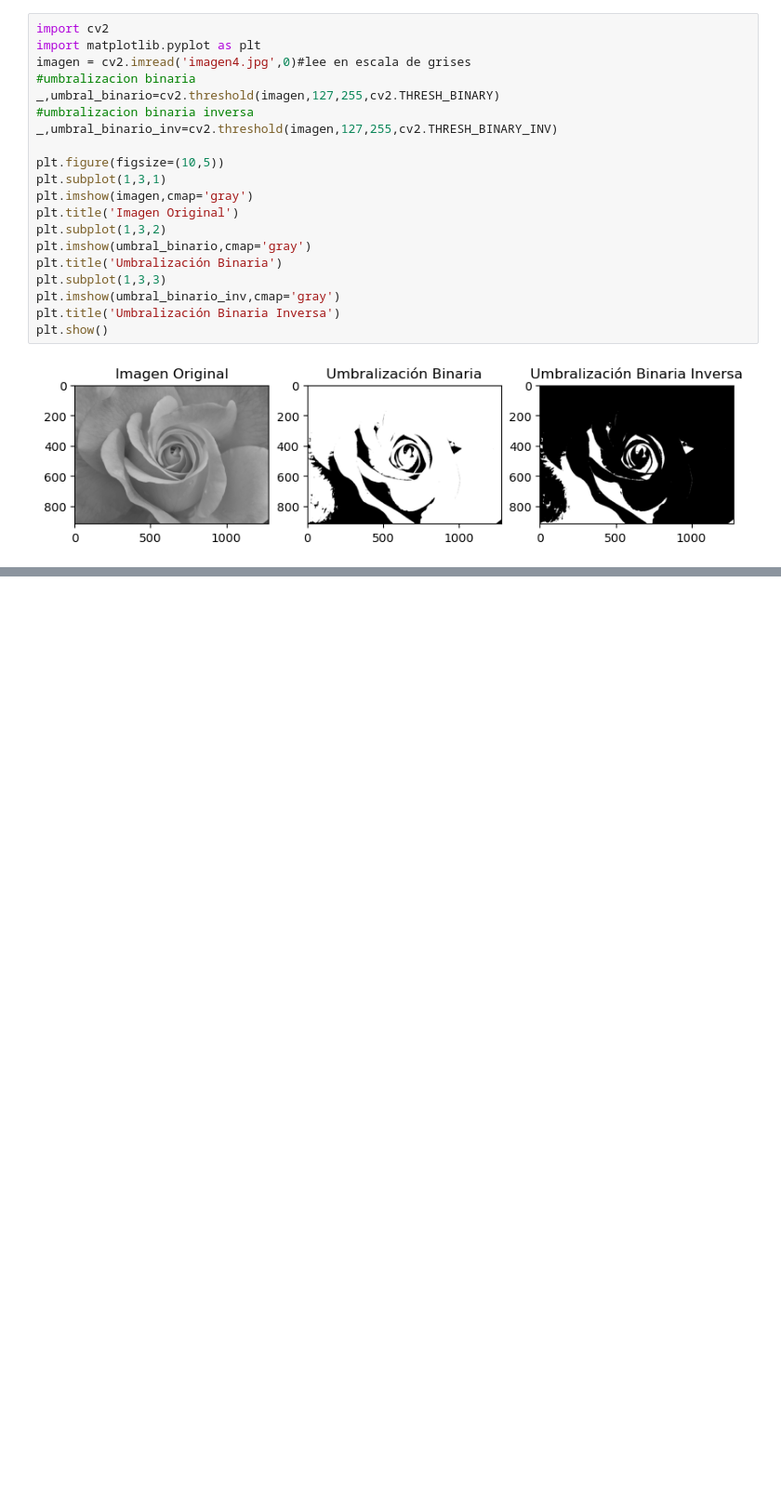
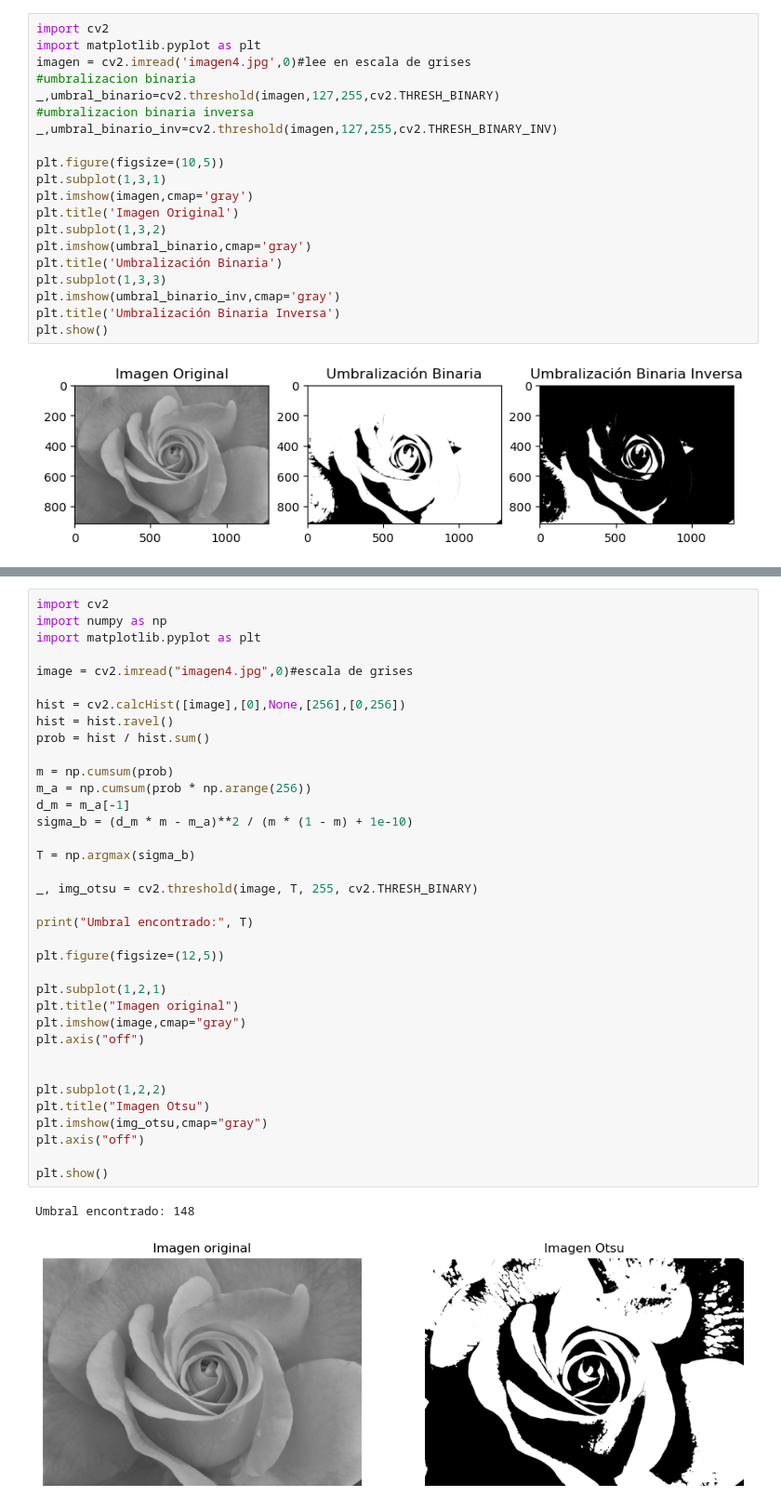
Before and after one commit to Fall31/Procesamiento-Digital-de-Imagenes, a Jupyter notebook: TercerEjercicio.2/Ejercicio3.ipynb, the cells around one changed output, grey strips where cells are left out. Shown at 93% size. Drawn from its saved outputs; the diff is of its cells as text; blank space fills up the shorter version.

```diff
--- a/TercerEjercicio.2/Ejercicio3.ipynb
+++ b/TercerEjercicio.2/Ejercicio3.ipynb
@@ -22,0 +132,39 @@ plt.show()
+# %%
+import cv2
+import numpy as np
+import matplotlib.pyplot as plt
+
+image = cv2.imread("imagen4.jpg",0)#escala de grises
+
+hist = cv2.calcHist([image],[0],None,[256],[0,256])
+hist = hist.ravel()
+prob = hist / hist.sum()
+
+m = np.cumsum(prob)
+m_a = np.cumsum(prob * np.arange(256))
+d_m = m_a[-1]
+sigma_b = (d_m * m - m_a)**2 / (m * (1 - m) + 1e-10)
+
+T = np.argmax(sigma_b)
+
+_, img_otsu = cv2.threshold(image, T, 255, cv2.THRESH_BINARY)
+
+print("Umbral encontrado:", T)
+
+plt.figure(figsize=(12,5))
+
+plt.subplot(1,2,1)
+plt.title("Imagen original")
+plt.imshow(image,cmap="gray")
+plt.axis("off")
+
+
+plt.subplot(1,2,2)
+plt.title("Imagen Otsu")
+plt.imshow(img_otsu,cmap="gray")
+plt.axis("off")
+
+plt.show()
+# %% [output]
+Umbral encontrado: 148
+[figure, added]
```
Also changed, not shown: parts of 7 cells of this notebook.
